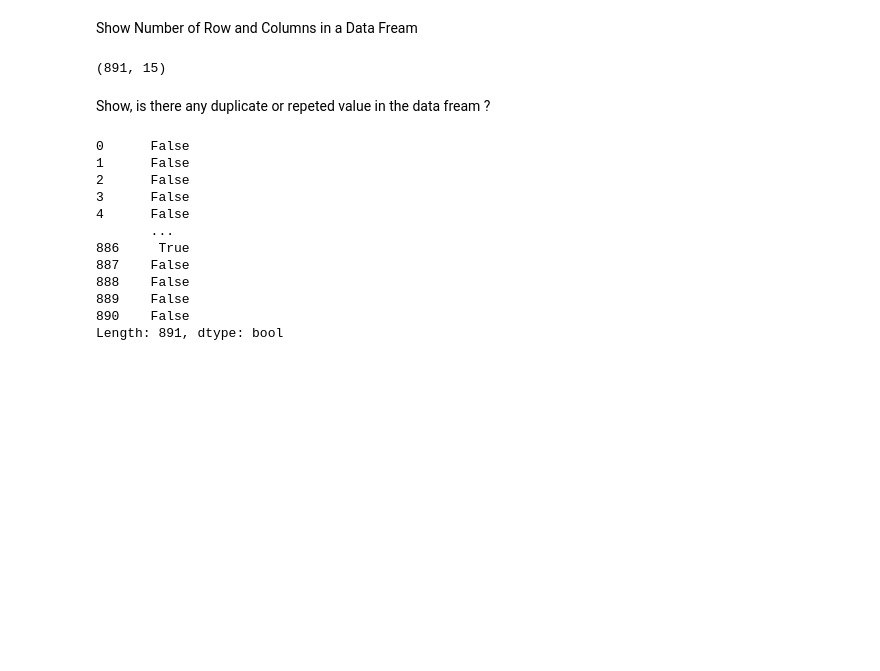
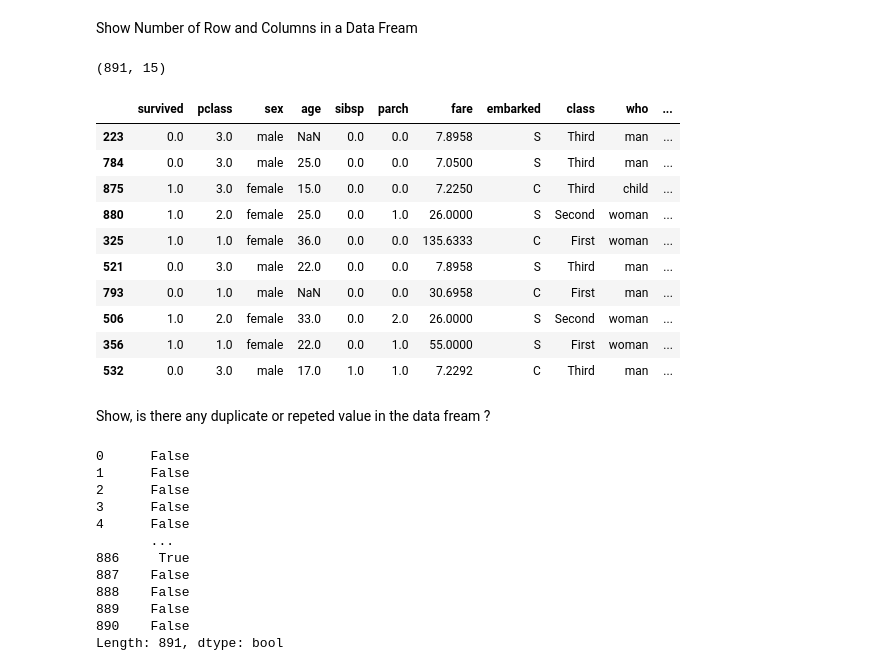
Before and after one commit to muhammadalinoor-1982/ml, a Jupyter notebook: ML/Featured_of_Columns.ipynb, the cells around one changed output. Saved outputs shown, nothing was run; the diff lists cells and outputs as text; code cells hidden in the pictures; blank space fills up the shorter version.

```diff
--- a/ML/Featured_of_Columns.ipynb
+++ b/ML/Featured_of_Columns.ipynb
@@ -82,6 +94,20 @@ Show Number of Row and Columns in a Data Fream
 df.shape
 # %% [output]
 (891, 15)
+# %%
+df.sample(10)  # Show Random Data
+# %% [output]
+|  | survived | pclass | sex | age | sibsp | parch | fare | embarked | class | who | ... |
+| 223 | 0.0 | 3.0 | male | NaN | 0.0 | 0.0 | 7.8958 | S | Third | man | ... |
+| 784 | 0.0 | 3.0 | male | 25.0 | 0.0 | 0.0 | 7.0500 | S | Third | man | ... |
+| 875 | 1.0 | 3.0 | female | 15.0 | 0.0 | 0.0 | 7.2250 | C | Third | child | ... |
+| 880 | 1.0 | 2.0 | female | 25.0 | 0.0 | 1.0 | 26.0000 | S | Second | woman | ... |
+| 325 | 1.0 | 1.0 | female | 36.0 | 0.0 | 0.0 | 135.6333 | C | First | woman | ... |
+| 521 | 0.0 | 3.0 | male | 22.0 | 0.0 | 0.0 | 7.8958 | S | Third | man | ... |
+| 793 | 0.0 | 1.0 | male | NaN | 0.0 | 0.0 | 30.6958 | C | First | man | ... |
+| 506 | 1.0 | 2.0 | female | 33.0 | 0.0 | 2.0 | 26.0000 | S | Second | woman | ... |
+| 356 | 1.0 | 1.0 | female | 22.0 | 0.0 | 1.0 | 55.0000 | S | First | woman | ... |
+| 532 | 0.0 | 3.0 | male | 17.0 | 1.0 | 1.0 | 7.2292 | C | Third | man | ... |
 # %% [markdown]
 Show, is there any duplicate or repeted value in the data fream ?
 # %%
```
Also changed, not shown: parts of 10 cells of this notebook, 2 other files.
